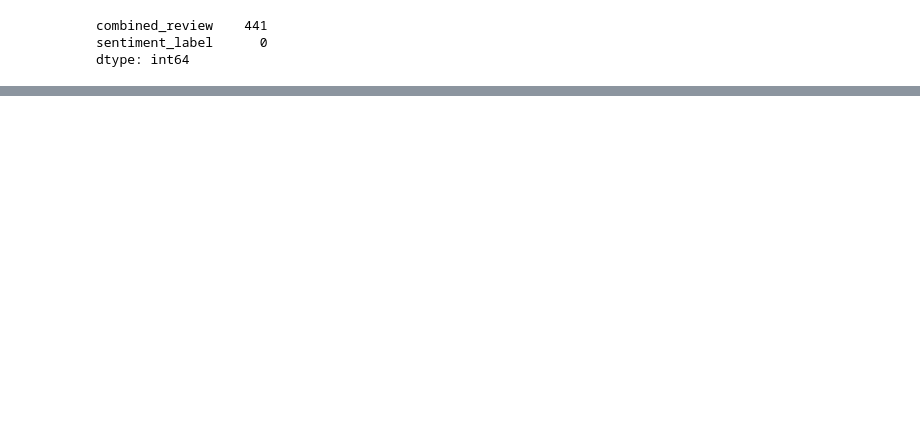
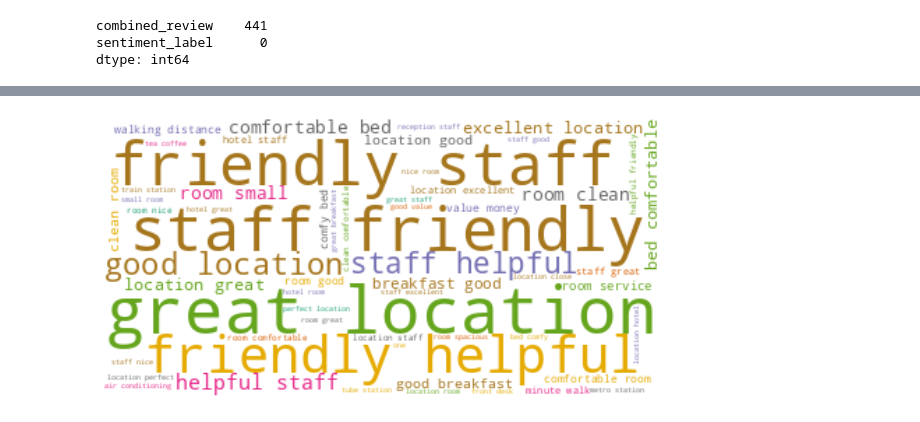
Before and after one commit to Maoelan/hotel-reviews-sentiment-analysis, a Jupyter notebook: eda.ipynb, the cells around one changed output, grey strips where cells are left out. Cells and saved outputs as stored; diff of their text form; code cells hidden in the pictures; blank space fills up the shorter version.

```diff
--- a/eda.ipynb
+++ b/eda.ipynb
@@ -78,0 +78,5 @@ wordCloud(all_words)
+# %%
+positive_words = ' '.join(text for text in data['combined_review'][data['sentiment_label'] == 'Good'])
+wordCloud(positive_words)
+# %% [output]
+[figure, added]
```
Also changed, not shown: parts of 16 cells of this notebook, 7 other files.
